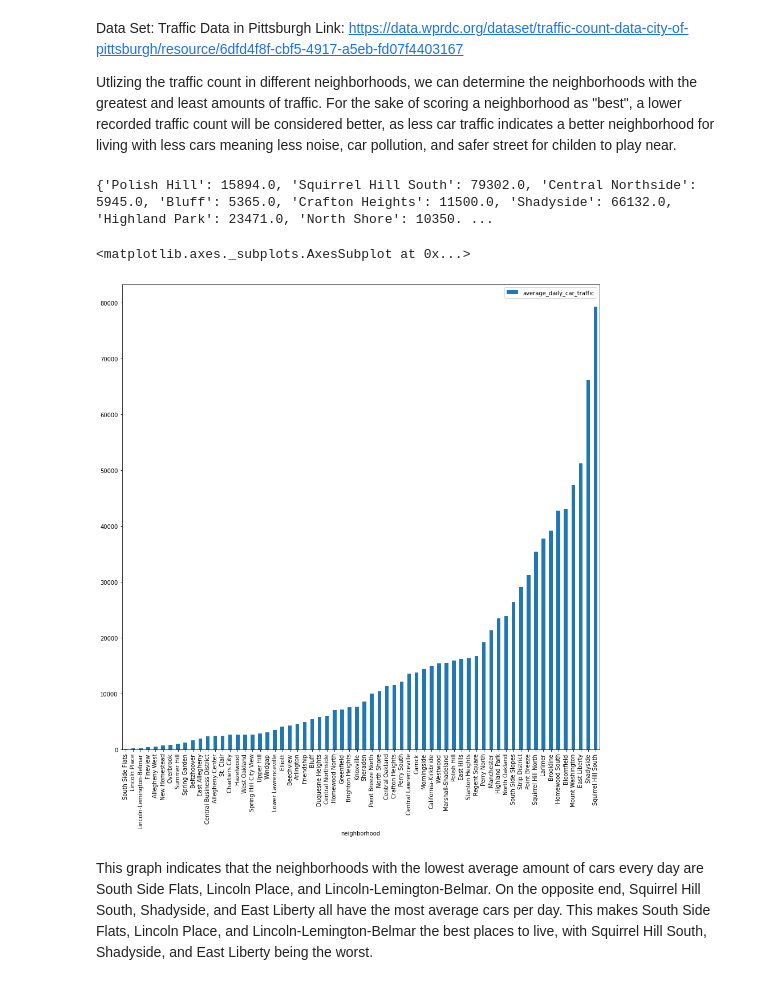
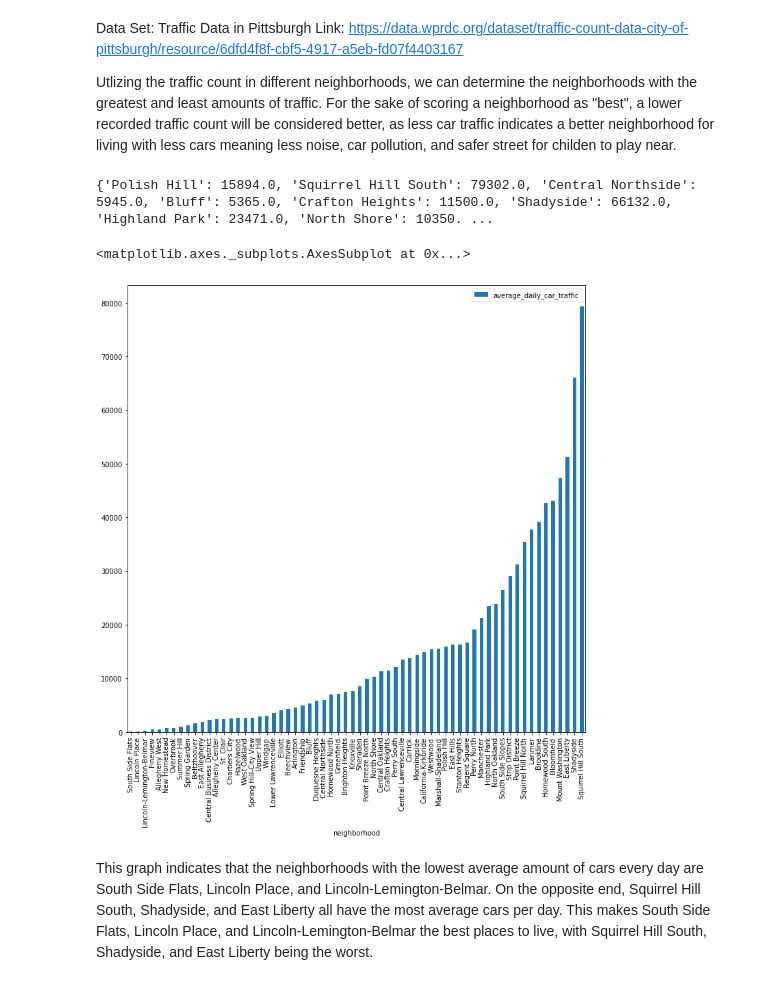
Before and after one commit to Liam-Munley/Big-Ideas-Final-Project, a Jupyter notebook: Liam-Munley-Notebook.ipynb, the cells around one changed output. Cells and saved outputs as stored; diff of their text form; code cells hidden in the pictures.

```diff
--- a/Liam-Munley-Notebook.ipynb
+++ b/Liam-Munley-Notebook.ipynb
@@ -13,34 +13,34 @@ import matplotlib.pyplot as plt
 trafRaw = pd.read_csv("PittTraffic.csv")
 trafRaw.head()
 traf = trafRaw[trafRaw['average_daily_car_traffic'].notna()]
 
 neighborhoods = dict()
 i = 0
 for name in traf.iloc[:, 18]:
     if name not in neighborhoods:
         if traf.iat[i, 6]!= 0:
             neighborhoods[name] = traf.iat[i, 6]
             #print("here\n")
         else:
             neighborhoods[name] = 0
             #print("or here\n")
     else:
         if traf.iat[i, 6]!= 0:
             neighborhoods[name] += traf.iat[i, 6]
             #print("or maybe\n")
         else:
             neighborhoods[name] += 0
             #print("pls here\n")
     i += 1
 print(neighborhoods)
 
 num_cars = traf.groupby("neighborhood").sum()['average_daily_car_traffic']
 num_cars = pd.DataFrame(num_cars)
 num_cars = num_cars.sort_values('average_daily_car_traffic', ascending=True)
-num_cars.plot.bar(figsize=(15,15))
+num_cars.plot.bar(figsize=(12,12))
 # %% [output]
 {'Polish Hill': 15894.0, 'Squirrel Hill South': 79302.0, 'Central Northside': 5945.0, 'Bluff': 5365.0, 'Crafton Heights': 11500.0, 'Shadyside': 66132.0, 'Highland Park': 23471.0, 'North Shore': 10350. ...
 <matplotlib.axes._subplots.AxesSubplot at 0x...>
-[figure, old version]
+[figure, new version]
 # %% [markdown]
 This graph indicates that the neighborhoods with the lowest average amount of cars every day are South Side Flats, Lincoln Place, and Lincoln-Lemington-Belmar. On the opposite end, Squirrel Hill South, Shadyside, and East Liberty all have the most average cars per day. This makes South Side Flats, Lincoln Place, and Lincoln-Lemington-Belmar the best places to live, with Squirrel Hill South, Shadyside, and East Liberty being the worst.
```
Also changed, not shown: 1 other file.
